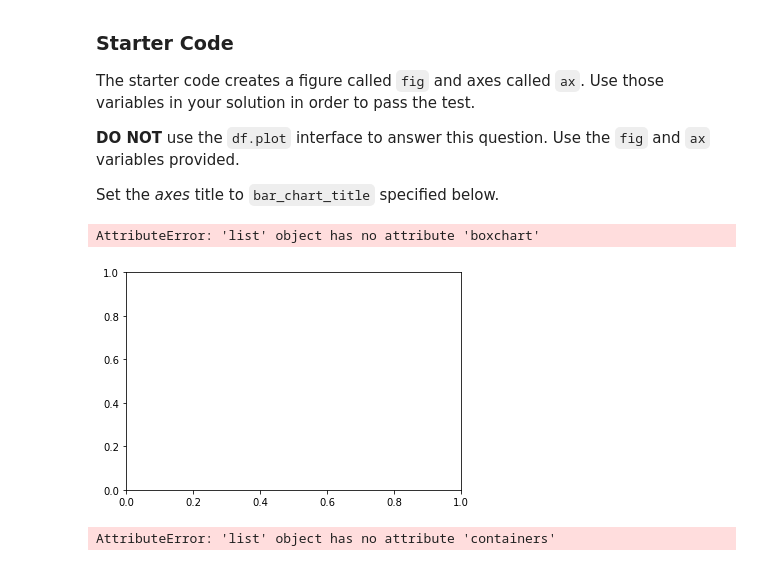
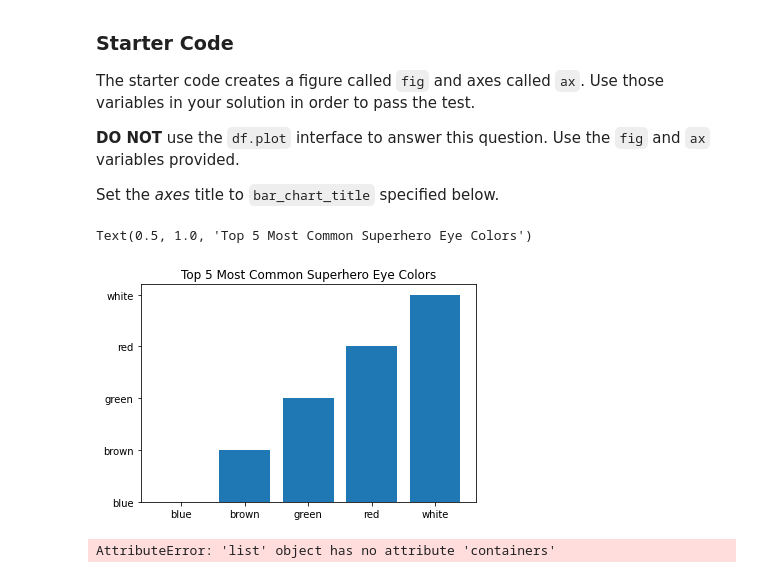
Before and after one commit to vileincorp/DS-Live-022023, a Jupyter notebook: Phase1/Assessments/Data_Cleaning_Pandas_Checkpoint/index.ipynb, the cells around one changed output. Saved outputs shown, nothing was run; the diff lists cells and outputs as text; code cells hidden in the pictures.

```diff
--- a/Phase1/Assessments/Data_Cleaning_Pandas_Checkpoint/index.ipynb
+++ b/Phase1/Assessments/Data_Cleaning_Pandas_Checkpoint/index.ipynb
@@ -119,13 +115,9 @@ KeyError: 'good'
 # CodeGrade step2
 # Replace None with appropriate code
 
-answer = []
+#finding the alignment and making sure it's good
 
-df['Alignment'] == 'good'
+df = df.loc[df['Alignment'] == 'good']
 
-
-df['Alignment'] == True:
-    answer.append()
-
-answer
+df
 # %% [output]
@@ -151,8 +164,9 @@ Again, when you are finished with this question, `df` should still have 3 column
 # %%
 # CodeGrade step3
 # Replace None with appropriate code
+#droping NaN values in eye color values
 
-df = df_name_eye_alignment.dropna(subset=['Eye color'])
+df = df.dropna(subset=['Eye color'])
 
 df
 # %% [output]
@@ -189,0 +197,2 @@ AttributeError: 'Series' object has no attribute 'split'
+# %%
+top_5 = df['Eye color'].value_counts()[0:5]
@@ -192,7 +215,7 @@ AttributeError: 'Series' object has no attribute 'split'
 # Replace None with appropriate code
 
 top_eye_colors = df['Eye color'].value_counts()[0:5]
-top_eye_color_counts = [225,126,73,46,23]
+top_eye_color_counts = list(top_5.index)
 
 print("Colors:", top_eye_colors)
 print("Counts:", top_eye_color_counts)
@@ -265,17 +288,18 @@ Set the *axes* title to `bar_chart_title` specified below.
 # %%
 # CodeGrade step5
 
 
 bar_chart_title = "Top 5 Most Common Superhero Eye Colors"
-fig, ax = plt.subplots()
-fig = ['red', 'orange', 'yellow' ,'green', 'blue']
-ax = [46,2,19,73,167]
-ax.boxchart(data, bins ='auto')
+fig, ax = plt.subplots() #fig and axis set by matplotlib
+
+ax.bar(x=top_eye_colors, height = top_eye_color_counts)
+ax.set_title(bar_chart_title) #setting the name of the title
+#will use the variable to label bar chart
 
 # Your code here
 # %% [output]
-AttributeError: 'list' object has no attribute 'boxchart'
+Text(0.5, 1.0, 'Top 5 Most Common Superhero Eye Colors')
-[figure, old version]
+[figure, new version]
 # %%
 # The axis should contain 5 bars
 assert len(ax.containers[0]) == 5
```
Also changed, not shown: parts of 14 cells of this notebook, 8 other files.
